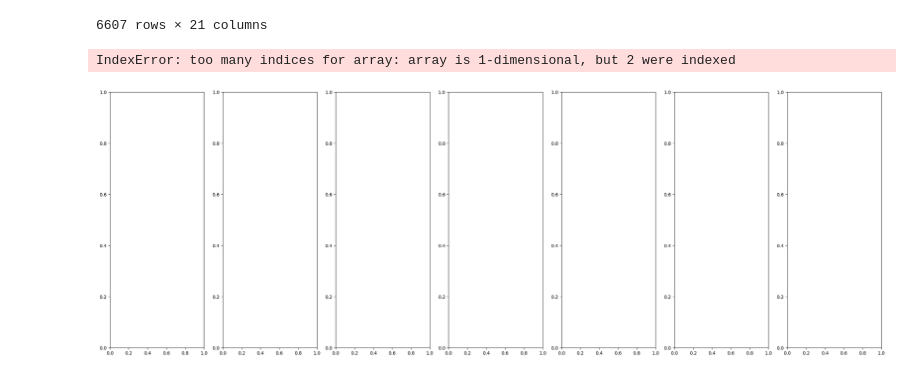
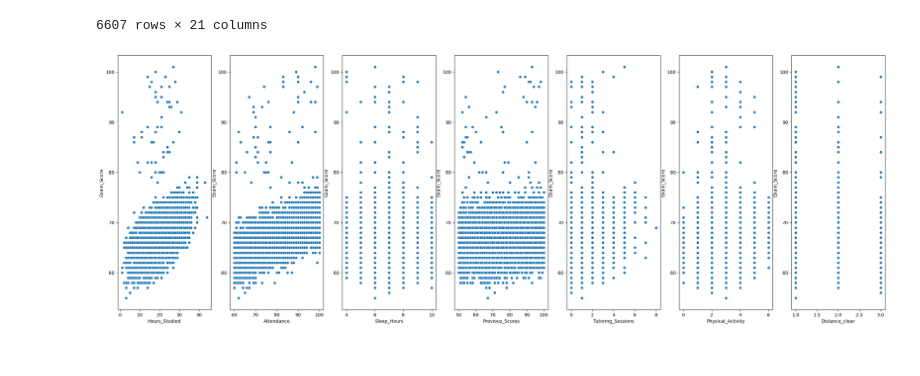
Before and after one commit to Damdam86/Mayo_school, a Jupyter notebook: Code_Damien.ipynb, the cells around one changed output. Cells and saved outputs as stored; diff of their text form; code cells hidden in the pictures.

Commit message:
visualisation des corrélations

```diff
--- a/Code_Damien.ipynb
+++ b/Code_Damien.ipynb
@@ -106,11 +105,8 @@ df2 = df.select_dtypes(include=['int64', 'float64'])
 # %%
 fig, ax = plt.subplots(1, 7, figsize=(30, 10))
 target_col = "Exam_Score"
 columns_to_compare = [col for col in df2.columns if col != target_col]
-k = 0
-j = 0
 for i, col in enumerate(columns_to_compare):
-	sns.scatterplot(x=col, y=target_col, data=df2, ax=ax[1, i])
+	sns.scatterplot(x=col, y=target_col, data=df2, ax=ax[i])
 # %% [output]
-IndexError: too many indices for array: array is 1-dimensional, but 2 were indexed
-[figure, old version]
+[figure, new version]
```
Also changed, not shown: parts of 4 cells of this notebook.
